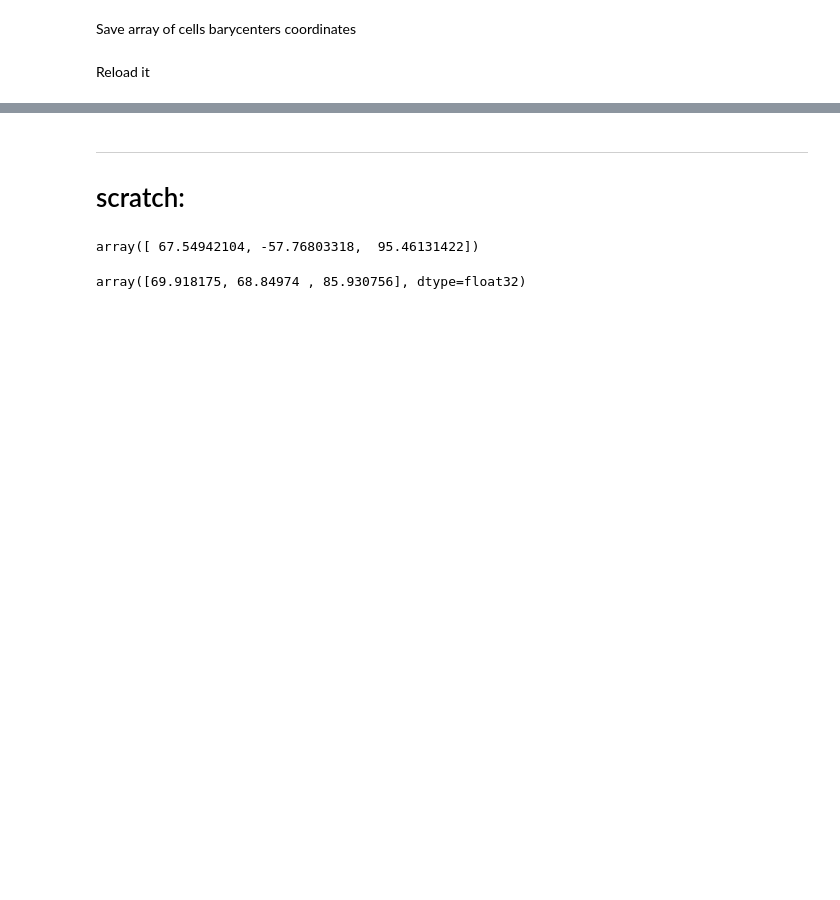
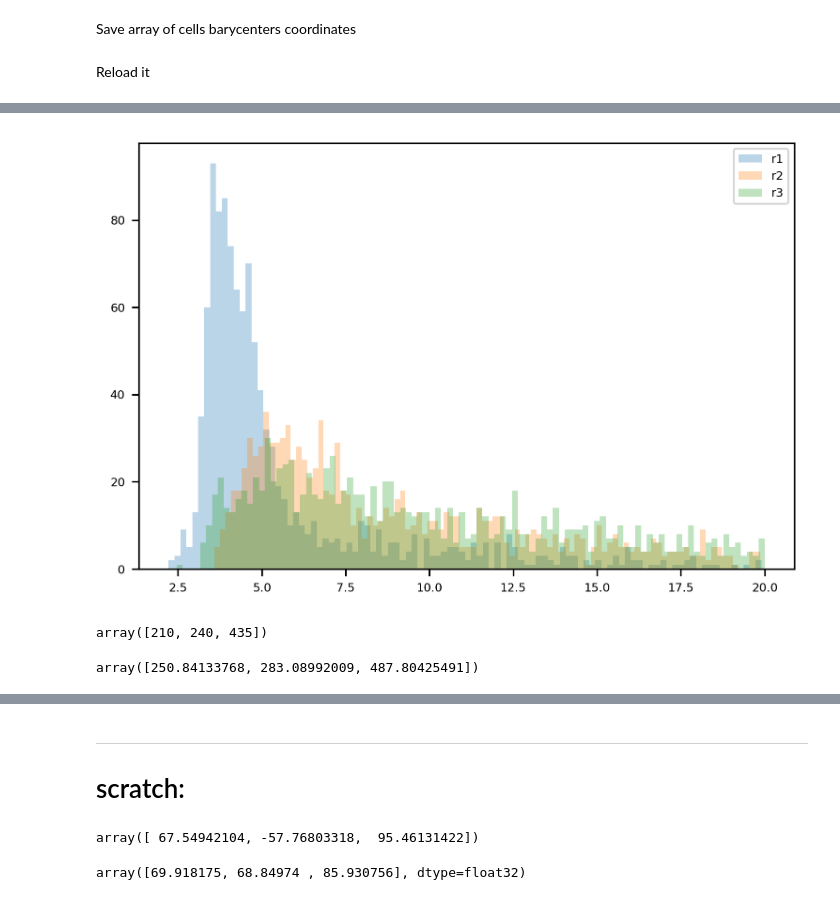
Before and after one commit to gianthk/pyfabric, a Jupyter notebook: notebooks/pyfabric_ex02_prox_femur_multires.ipynb, the cells around one changed output, grey strips where cells are left out. Cells and saved outputs as stored; diff of their text form; code cells hidden in the pictures; blank space fills up the shorter version.

```diff
--- a/notebooks/pyfabric_ex02_prox_femur_multires.ipynb
+++ b/notebooks/pyfabric_ex02_prox_femur_multires.ipynb
@@ -530,0 +543,2 @@ cells_bary = np.load(filename_barycenters)
+# %%
+offset = M5_coors_QCT-M5_coors_tr
@@ -531 +547,3 @@ cells_bary = np.load(filename_barycenters)
+# %%
+cells_bary_tr = np.matmul(cells_bary, R_HR) + offset
 # %% [markdown]
@@ -557,0 +599,11 @@ array([[ 69.918175,  68.84974 ,  85.930756],
+# %%
+fig2, ax2 = plt.subplots()
+
+plt.hist(radii_QCT[:,0].ravel(), alpha=0.3, bins=100, label='r1')
+plt.hist(radii_QCT[:,1].ravel(), alpha=0.3, bins=100, label='r2')
+plt.hist(radii_QCT[:,2].ravel(), alpha=0.3, bins=100, label='r3')
+# plt.hist(radii.ravel(), alpha=0.4, bins=100)
+plt.legend(loc='upper right')
+plt.show()
+# %% [output]
+[figure, added]
@@ -557,0 +612,8 @@ array([[ 69.918175,  68.84974 ,  85.930756],
+# %%
+np.round((cells_bary[400,:]/vs)-ROIsize/2).astype('int')
+# %% [output]
+array([210, 240, 435])
+# %%
+cells_bary_tr[400,:]/vs_QCT
+# %% [output]
+array([250.84133768, 283.08992009, 487.80425491])
```
Also changed, not shown: parts of 41 cells of this notebook.
